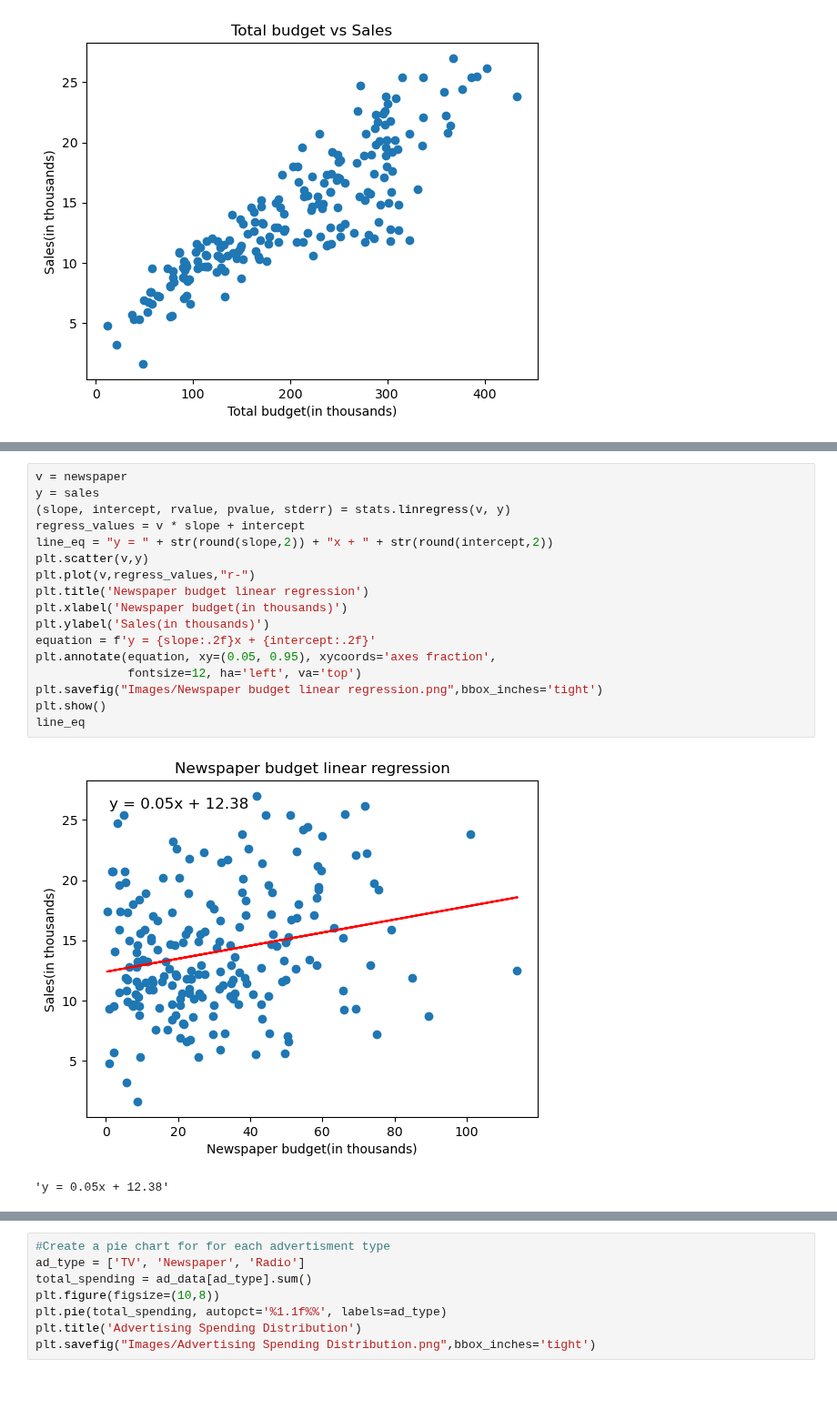
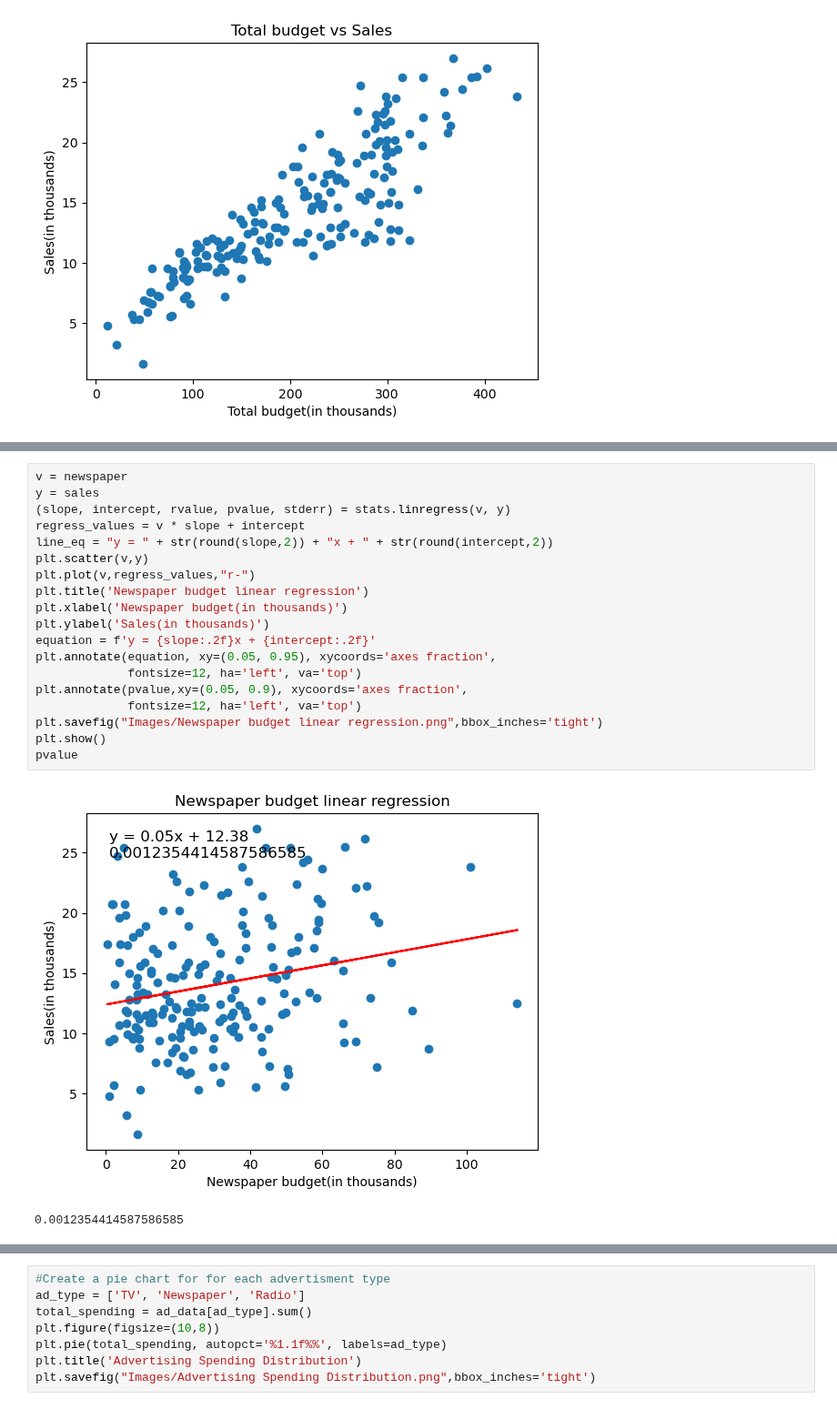
Before and after one commit to ricsalazar810/project-one, a Jupyter notebook: main.ipynb, the cells around one changed output, grey strips where cells are left out. Shown at 91% size. Drawn from its saved outputs; the diff is of its cells as text.

```diff
--- a/main.ipynb
+++ b/main.ipynb
@@ -203,23 +207,25 @@ line_eq
 # %%
 v = newspaper
 y = sales
 (slope, intercept, rvalue, pvalue, stderr) = stats.linregress(v, y)
 regress_values = v * slope + intercept
 line_eq = "y = " + str(round(slope,2)) + "x + " + str(round(intercept,2))
 plt.scatter(v,y)
 plt.plot(v,regress_values,"r-")
 plt.title('Newspaper budget linear regression')
 plt.xlabel('Newspaper budget(in thousands)')
 plt.ylabel('Sales(in thousands)')
 equation = f'y = {slope:.2f}x + {intercept:.2f}'
 plt.annotate(equation, xy=(0.05, 0.95), xycoords='axes fraction',
              fontsize=12, ha='left', va='top')
+plt.annotate(pvalue,xy=(0.05, 0.9), xycoords='axes fraction',
+             fontsize=12, ha='left', va='top')
 plt.savefig("Images/Newspaper budget linear regression.png",bbox_inches='tight')
 plt.show()
-line_eq
+pvalue
 # %% [output]
-[figure, old version]
+[figure, new version]
-'y = 0.05x + 12.38'
+0.0012354414587586585
 # %%
 t = total_budget
 y = sales
```
Also changed, not shown: parts of 3 cells of this notebook, 3 other files.
